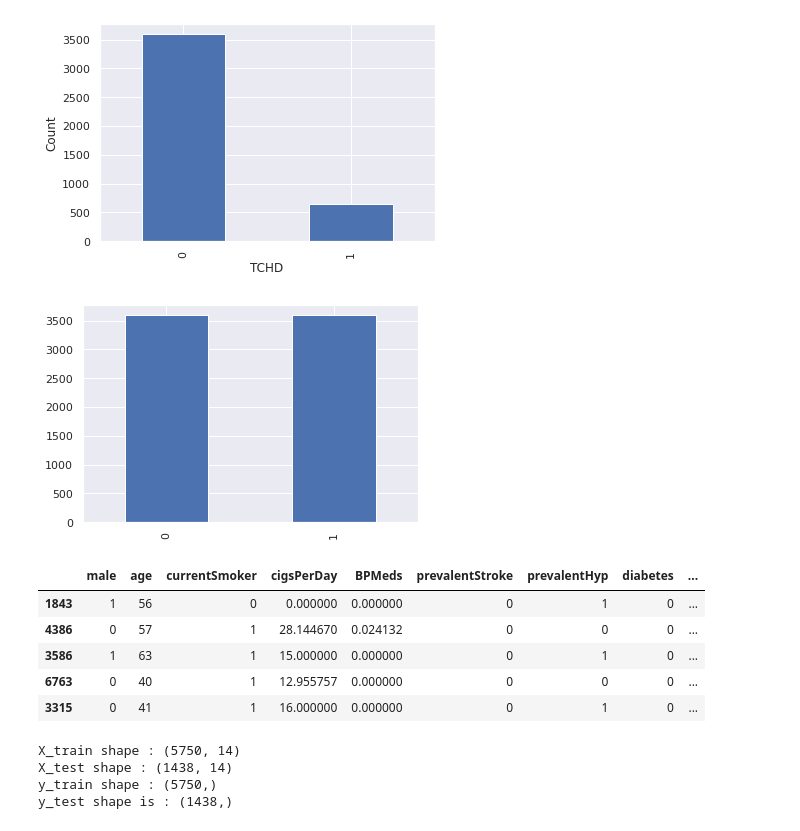
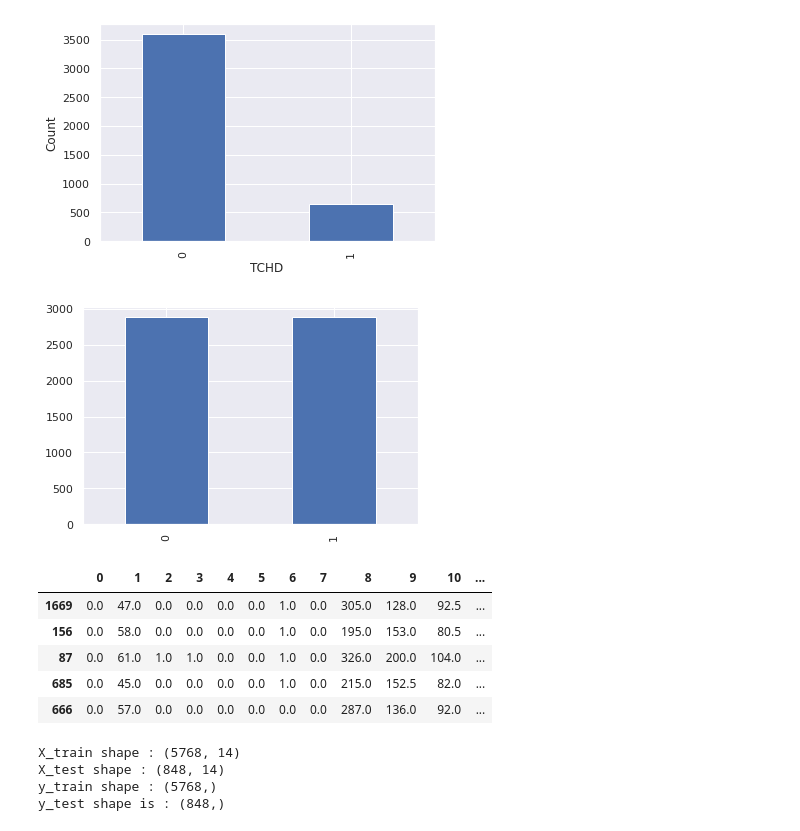
Before and after one commit to Manoj1247/HeartDiseaseClassification, a Jupyter notebook: HeartDiseaseClassification.ipynb, the cells around one changed output. Cells and saved outputs as stored; diff of their text form; code cells hidden in the pictures.

```diff
--- a/HeartDiseaseClassification.ipynb
+++ b/HeartDiseaseClassification.ipynb
@@ -105,6 +105,13 @@ glucose            388
 dtype: int64
 # %%
 #Replace all the missing values with mean and store it in X_clean
-X_clean = X.apply(lambda x: x.fillna(x.mean()))
+X_clean=X
+from sklearn.impute import SimpleImputer
+si=SimpleImputer(strategy='most_frequent')
+si.fit(X[['BPMeds']])
+pd.DataFrame(si.transform(X[['BPMeds']]))
+si2=SimpleImputer(strategy='median')
+si2.fit(X)
+X_clean=pd.DataFrame(si2.transform(X_clean))
 X_clean.isnull().sum()
 # %% [output]
@@ -135,27 +142,28 @@ plt.show()
 # %% [output]
 [figure]
 # %%
+#Balance the data
+from sklearn.model_selection import train_test_split
+X_train,X_test,y_train,y_test=train_test_split(X_clean,y,test_size=0.2,random_state=0)
+
 #Balance the data
 from imblearn.over_sampling import SMOTE
 sm = SMOTE()
-X_bal, y_bal = sm.fit_resample(X_clean, y)
-balCHDPlot=y_bal.value_counts().plot(kind='bar')
+X_train, y_train = sm.fit_resample(X_train, y_train)
+balCHDPlot=y_train.value_counts().plot(kind='bar')
 plt.show()
-
-from sklearn.model_selection import train_test_split
-X_train,X_test,y_train,y_test=train_test_split(X_bal,y_bal,test_size=0.2,random_state=0)
 # %% [output]
-[figure, old version]
+[figure, new version]
 # %%
 #X_train.head()
 X_test.head()
 # %% [output]
-|  | male | age | currentSmoker | cigsPerDay | BPMeds | prevalentStroke | prevalentHyp | diabetes | ... |
-| 1843 | 1 | 56 | 0 | 0.000000 | 0.000000 | 0 | 1 | 0 | ... |
-| 4386 | 0 | 57 | 1 | 28.144670 | 0.024132 | 0 | 0 | 0 | ... |
-| 3586 | 1 | 63 | 1 | 15.000000 | 0.000000 | 0 | 1 | 0 | ... |
-| 6763 | 0 | 40 | 1 | 12.955757 | 0.000000 | 0 | 0 | 0 | ... |
-| 3315 | 0 | 41 | 1 | 16.000000 | 0.000000 | 0 | 1 | 0 | ... |
+|  | 0 | 1 | 2 | 3 | 4 | 5 | 6 | 7 | 8 | 9 | 10 | ... |
+| 1669 | 0.0 | 47.0 | 0.0 | 0.0 | 0.0 | 0.0 | 1.0 | 0.0 | 305.0 | 128.0 | 92.5 | ... |
+| 156 | 0.0 | 58.0 | 0.0 | 0.0 | 0.0 | 0.0 | 1.0 | 0.0 | 195.0 | 153.0 | 80.5 | ... |
+| 87 | 0.0 | 61.0 | 1.0 | 1.0 | 0.0 | 0.0 | 1.0 | 0.0 | 326.0 | 200.0 | 104.0 | ... |
+| 685 | 0.0 | 45.0 | 0.0 | 0.0 | 0.0 | 0.0 | 1.0 | 0.0 | 215.0 | 152.5 | 82.0 | ... |
+| 666 | 0.0 | 57.0 | 0.0 | 0.0 | 0.0 | 0.0 | 0.0 | 0.0 | 287.0 | 136.0 | 92.0 | ... |
 # %%
 #Print the shape
 print('X_train shape :' , X_train.shape)
@@ -163,10 +171,10 @@ print('X_test shape :' , X_test.shape)
 print('y_train shape :' , y_train.shape)
 print('y_test shape is :' , y_test.shape)
 # %% [output]
-X_train shape : (5750, 14)
-X_test shape : (1438, 14)
-y_train shape : (5750,)
-y_test shape is : (1438,)
+X_train shape : (5768, 14)
+X_test shape : (848, 14)
+y_train shape : (5768,)
+y_test shape is : (848,)
 # %%
 #Scale the data
 from sklearn.preprocessing import StandardScaler
```
Also changed, not shown: parts of 7 cells of this notebook, 1 other file.
